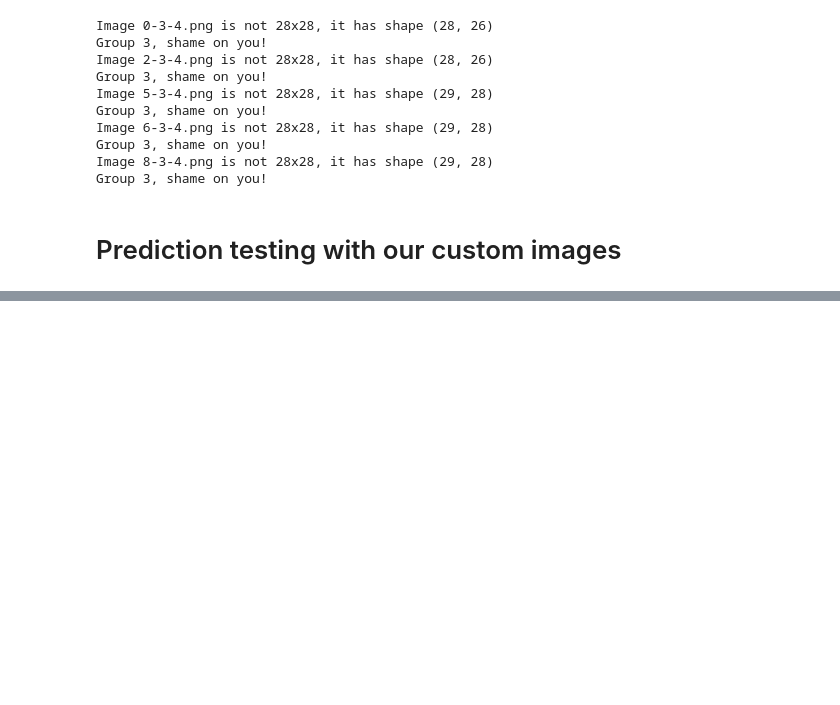
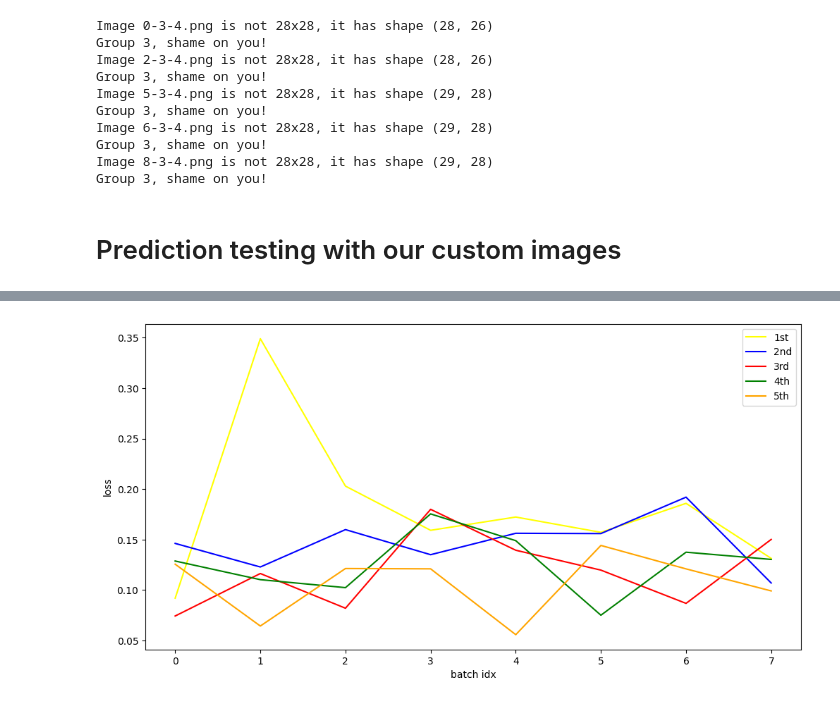
Before and after one commit to akleinecke/580_FinalProject_Fall24, a Jupyter notebook: Group 5 Final Project.ipynb, the cells around one changed output, grey strips where cells are left out. Cells and saved outputs as stored; diff of their text form; code cells hidden in the pictures; blank space fills up the shorter version.

Commit message:
train on class data

```diff
--- a/Group 5 Final Project.ipynb
+++ b/Group 5 Final Project.ipynb
@@ -555,0 +560,63 @@ plt.show()
+# %%
+# Training Loop
+from torch.utils.data import DataLoader, TensorDataset
+batch_size = 64 #set to what is used in model
+epochs = 5 # Number of training cycles
+losses = []
+print(images.shape)
+print(labels.shape)
+#Load our images from numpy into tensors, then load them into a dataset and use a dataloader
+images = images_tensor # Shape: (500, 784)
+labels = labels_tensor  # Shape: (500,)
+dataset = TensorDataset(images, labels)
+trainloader = DataLoader(dataset, batch_size=batch_size, shuffle=True)
+for epoch in range(epochs):
+    model.train()
+    running_loss = 0.0
+    epoch_losses = []
+    for images, labels in trainloader:
+
+        # Zero out the gradients
+        optimizer.zero_grad()
+
+        # Forward pass
+        output = model(images)
+
+        # Calculate loss
+        loss = criterion(output, labels)
+
+        # Backward pass
+        loss.backward()
+
+        # Update weights
+        optimizer.step()
+
+        running_loss += loss.item()
+        epoch_losses.append(loss.item())
+
+    losses.append(epoch_losses)
+
+    print(f"Epoch {epoch+1}/{epochs}, Loss: {running_loss/len(trainloader):.4f}")
+
+print("Training complete!")
+
+
+
+## Print the visuals
+x = np.arange(len(trainloader))
+
+print (f"Length of trainloader:{len(trainloader)}")
+
+nplosses = np.array(losses)
+
+plt.figure(figsize=[12, 6])
+plt.plot(x, losses[0], color='yellow', label="1st")
+plt.plot(x, losses[1], color='b', label="2nd")
+plt.plot(x, losses[2], color='r', label="3rd")
+plt.plot(x, losses[3], color='g', label="4th")
+plt.plot(x, losses[4], color='orange', label="5th")
+plt.xlabel('batch idx')
+plt.ylabel('loss')
+plt.legend()
+plt.show()
+# %% [output]
@@ -555,0 +632 @@ plt.show()
+[figure, added]
```
Also changed, not shown: parts of 9 cells of this notebook, 1 other file.
